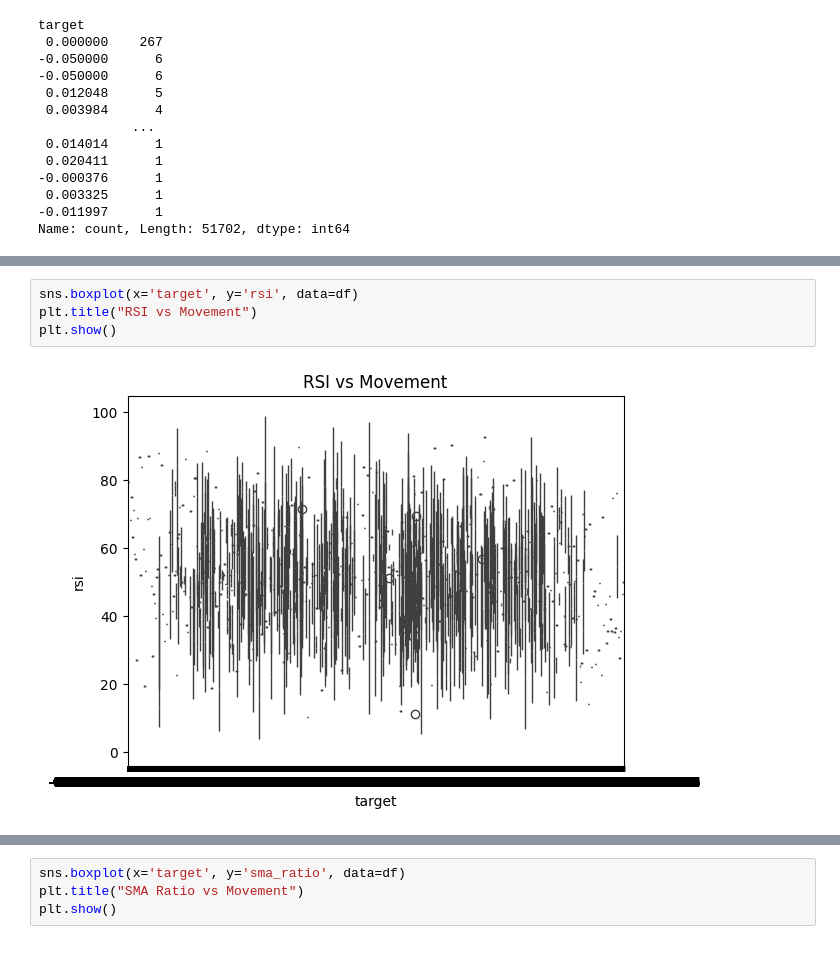
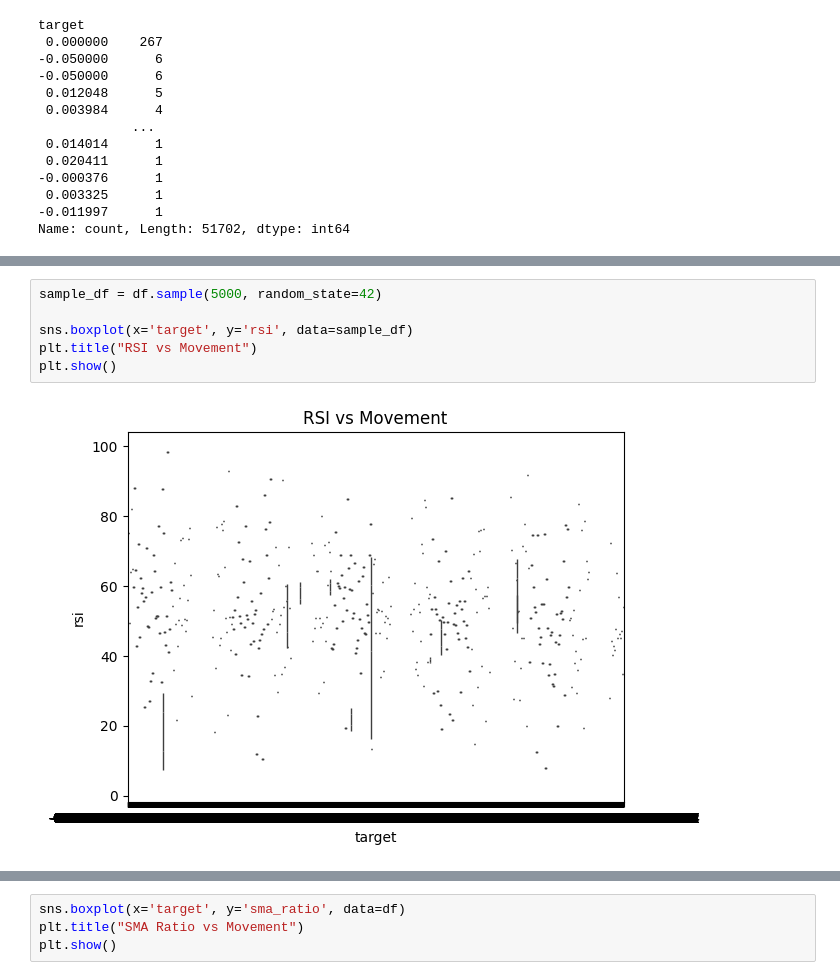
Before and after one commit to Deepanshu11-ai/SULproject, a Jupyter notebook: Notebooks/reports/eda.ipynb, the cells around one changed output, grey strips where cells are left out. Drawn from its saved outputs; the diff is of its cells as text.

```diff
--- a/Notebooks/reports/eda.ipynb
+++ b/Notebooks/reports/eda.ipynb
@@ -49,6 +70,8 @@ plt.show()
 # %%
-sns.boxplot(x='target', y='rsi', data=df)
+sample_df = df.sample(5000, random_state=42)
+
+sns.boxplot(x='target', y='rsi', data=sample_df)
 plt.title("RSI vs Movement")
 plt.show()
 # %% [output]
-[figure, old version]
+[figure, new version]
```
Also changed, not shown: parts of 21 cells of this notebook, 1 other file.
